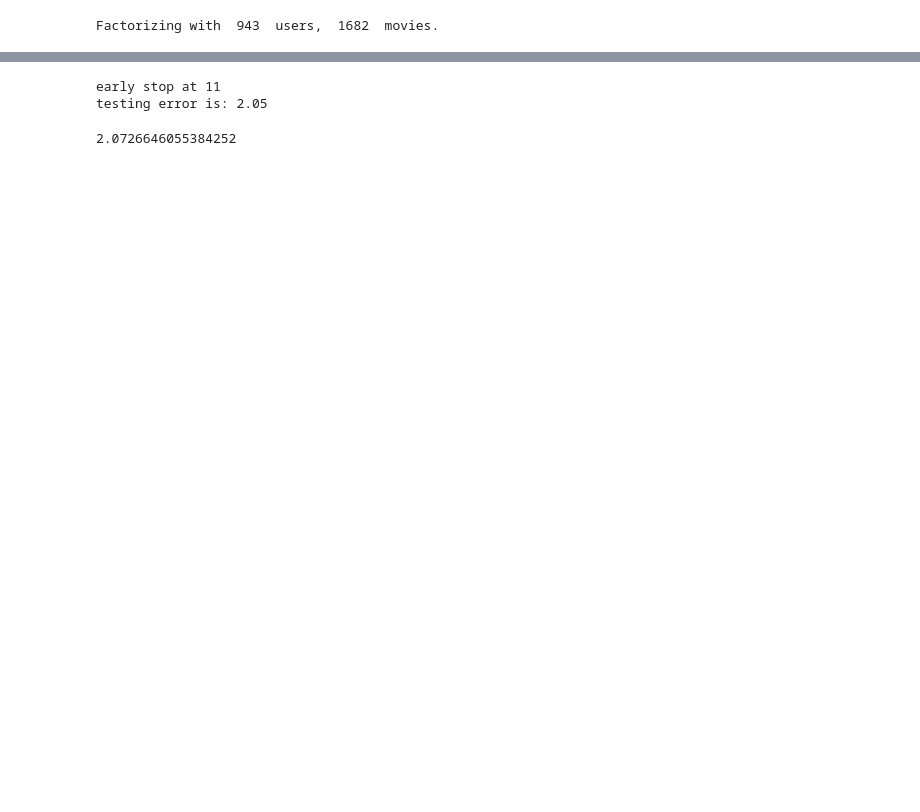
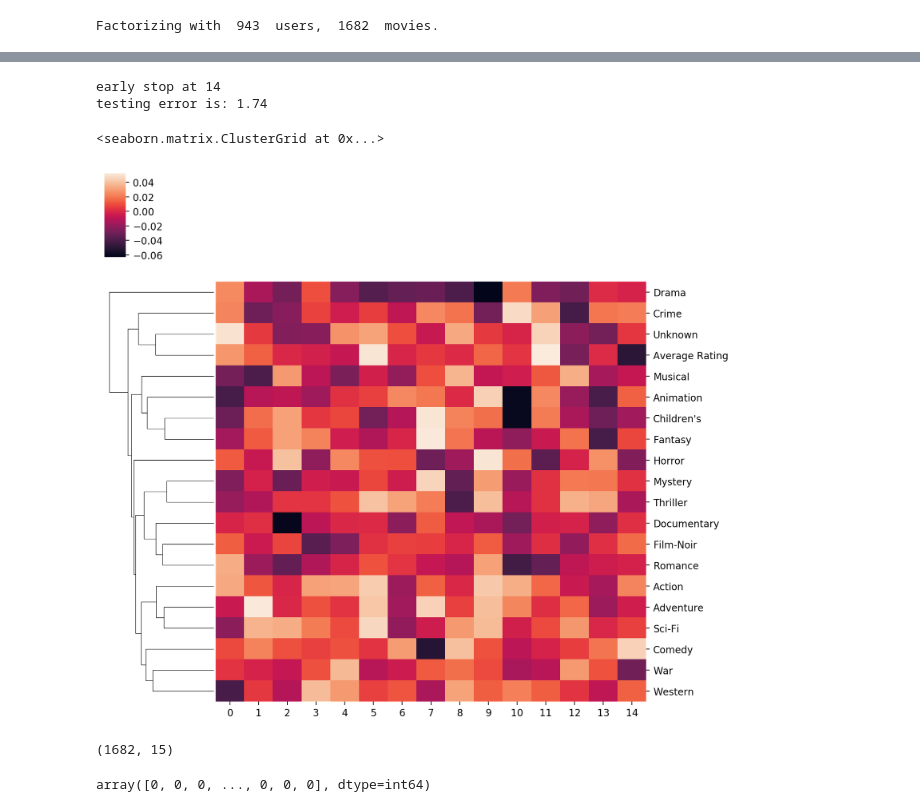
Before and after one commit to LiyinHe/CS155_project2, a Jupyter notebook: Basic_Learn_YM.ipynb, the cells around one changed output, grey strips where cells are left out. Drawn from its saved outputs; the diff is of its cells as text; code cells hidden in the pictures; blank space fills up the shorter version.

Commit message:
Clustering

```diff
--- a/Basic_Learn_YM.ipynb
+++ b/Basic_Learn_YM.ipynb
@@ -88,10 +97,12 @@ plt.show()
 # %%
+K = 15
 U, V, loss = train_model(M, N, K, 0.03, regs[-5], trainData[:, 0:3], eps=1e-10, max_epochs=300)
 print('testing error is: {0:.2f}'.format(get_err(U, V, testData[:, 0:3])))
 # %% [output]
-early stop at 11
-testing error is: 2.05
+early stop at 14
+testing error is: 1.74
-# %%
-get_err(U, V, testData[:, 0:3])
-# %% [output]
-2.0726646055384252
+# %%
+u, s, vh = np.linalg.svd(V)
+reduK = 15
+simV = V
+# simV = u[:, :reduK] * s[0 :reduK] @ vh[:reduK, :reduK]
@@ -97,0 +119,26 @@ get_err(U, V, testData[:, 0:3])
+# %%
+rMovies = movies
+rMovies['Average Rating'] = avgRate
+genres = movies.columns[2:]
+
+coefs = np.zeros((len(genres), simV.shape[1]))
+
+for i in range(len(genres)):
+    for j in range(simV.shape[1]):
+        coef = np.corrcoef(np.array(movies.iloc[:, i + 2]), simV[:, j])[0, 1]
+        coefs[i, j] = coef
+# %%
+import seaborn as sns
+pdCoefs = pd.DataFrame(coefs, index=genres)
+sns.clustermap(pdCoefs, col_cluster=False, method='average')
+# %% [output]
+<seaborn.matrix.ClusterGrid at 0x...>
+[figure, added]
+# %%
+simV.shape
+# %% [output]
+(1682, 15)
+# %%
+np.array(movies.iloc[:, i + 2])
+# %% [output]
+array([0, 0, 0, ..., 0, 0, 0], dtype=int64)
```
Also changed, not shown: parts of 7 cells of this notebook.
